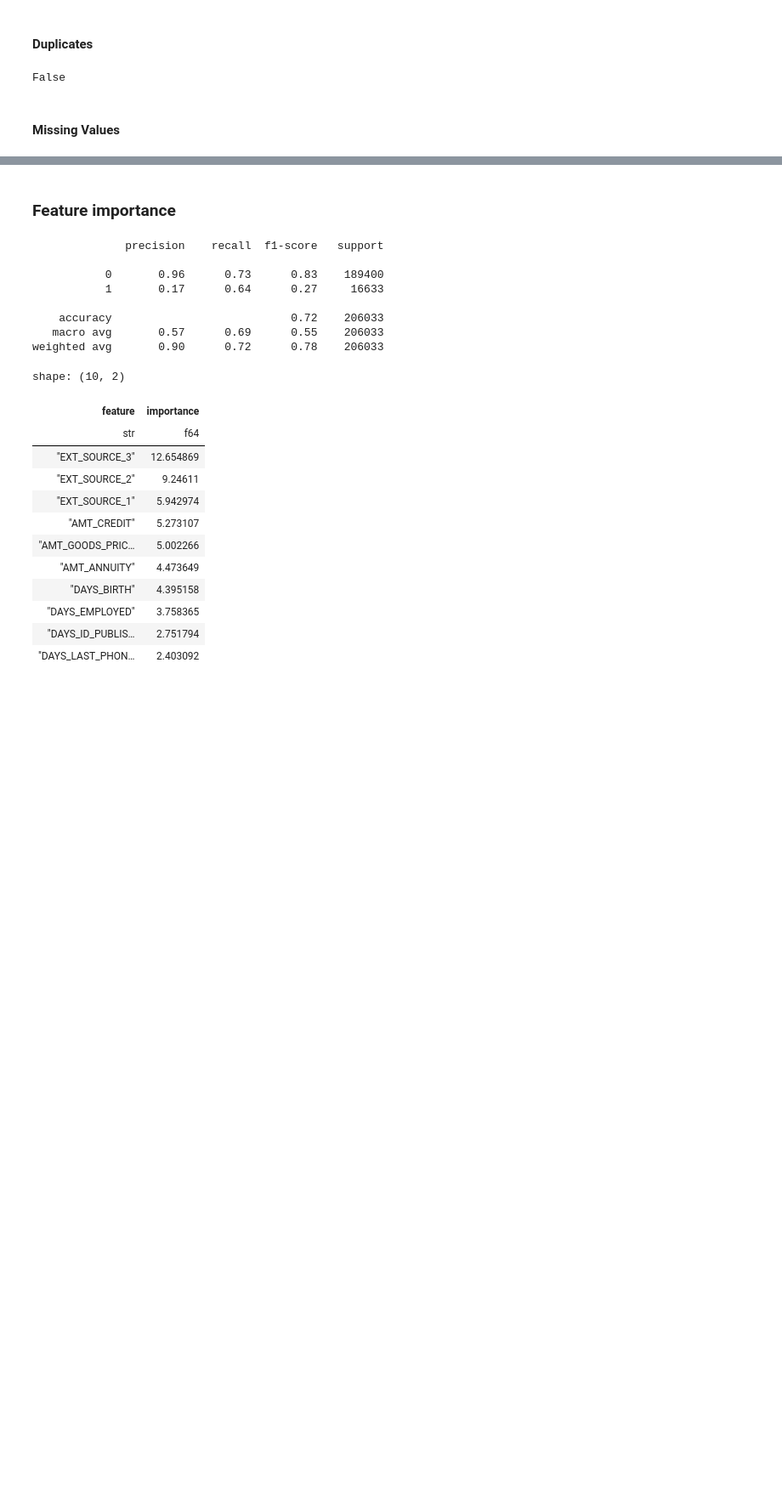
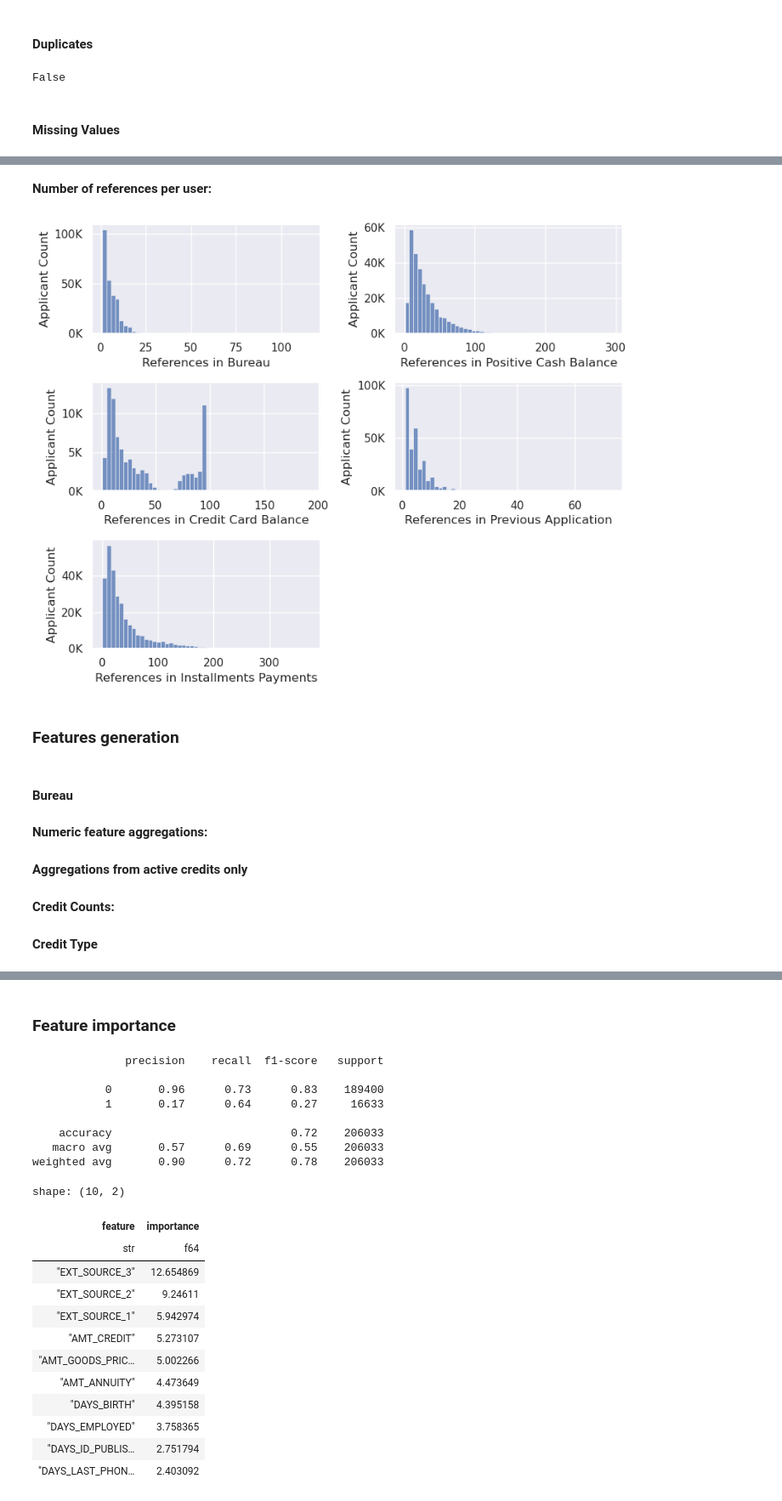
Before and after one commit to gediminas-skvarnavicius/home-credit-group-ml, a Jupyter notebook: EDA.ipynb, the cells around one changed output, grey strips where cells are left out. Shown: that part at 85% size. Cells and saved outputs as stored; diff of their text form; code cells hidden in the pictures; blank space fills up the shorter version.

Commit message:
bureau aggregations finished

```diff
--- a/EDA.ipynb
+++ b/EDA.ipynb
@@ -20,9 +27,10 @@ from sklearn.preprocessing import MinMaxScaler
 # %%
 # applicattion_test=pl.read_csv('data/application_test.csv')
 application_train=pl.read_csv('data/application_train.csv')
-buereau_balance=pl.read_csv('data/bureau_balance.csv')
-buereau=pl.read_csv('data/bureau.csv')
+bureau_balance=pl.read_csv('data/bureau_balance.csv')
+bureau=pl.read_csv('data/bureau.csv')
 installments_payments=pl.read_csv('data/installments_payments.csv')
 POS_CASH_balance=pl.read_csv('data/POS_CASH_balance.csv')
 previous_application=pl.read_csv('data/previous_application.csv')
+credit_card_balance=pl.read_csv('data/credit_card_balance.csv')
 id_and_target=["SK_ID_CURR", "TARGET"]
@@ -118,0 +94,18 @@ shape: (10, 2)
+# %%
+tables_with_reference = {
+    "Bureau": bureau,
+    "Positive Cash Balance": POS_CASH_balance,
+    "Credit Card Balance": credit_card_balance,
+    "Previous Application": previous_application,
+    "Installments Payments": installments_payments,
+}
+
+for name, table in tables_with_reference.items():
+    frac_with_reference = len(
+        application_train.filter(pl.col("SK_ID_CURR").is_in(table["SK_ID_CURR"]))
+    ) / len(application_train)
+    display(
+        Markdown(
+            f"{round(frac_with_reference*100)}% of users have reference in {name} table."
+        )
+    )
@@ -118,0 +118,31 @@ shape: (10, 2)
+# %% [markdown]
+**Number of references per user:**
+# %%
+fig_reference_counts, ax_reference_counts = plt.subplots(
+    3, 2, figsize=(BASE_FIG_SIZE[0], BASE_FIG_SIZE[1] * 1.5)
+)
+ax_reference_counts = ax_reference_counts.flatten()
+
+for i, (name, table) in enumerate(tables_with_reference.items()):
+    count_table = table.filter(
+        pl.col("SK_ID_CURR").is_in(application_train["SK_ID_CURR"])
+    )["SK_ID_CURR"].value_counts()
+
+    sns.histplot(count_table["counts"], ax=ax_reference_counts[i],bins=50)
+    # ax_reference_counts[i].set_title(name)
+    ax_reference_counts[i].set_xlabel(f"References in {name}")
+    ax_reference_counts[i].set_ylabel('Applicant Count')
+    ax_reference_counts[i].yaxis.set_major_formatter(
+        ticker.FuncFormatter(lambda x, pos: "{:,g}".format(x / 1000) + "K")
+    )
+plt.delaxes(ax_reference_counts[-1])
+plt.tight_layout()
+plt.show()
+# %% [output]
+[figure, added]
+# %% [markdown]
+### Features generation
+# %% [markdown]
+#### Bureau
+# %% [markdown]
+**Numeric feature aggregations:**
@@ -118,0 +192,2 @@ shape: (10, 2)
+# %% [markdown]
+**Aggregations from active credits only**
@@ -118,0 +212,2 @@ shape: (10, 2)
+# %% [markdown]
+**Credit Counts:**
@@ -118,0 +248,2 @@ shape: (10, 2)
+# %% [markdown]
+**Credit Type**
```
Also changed, not shown: parts of 37 cells of this notebook.
